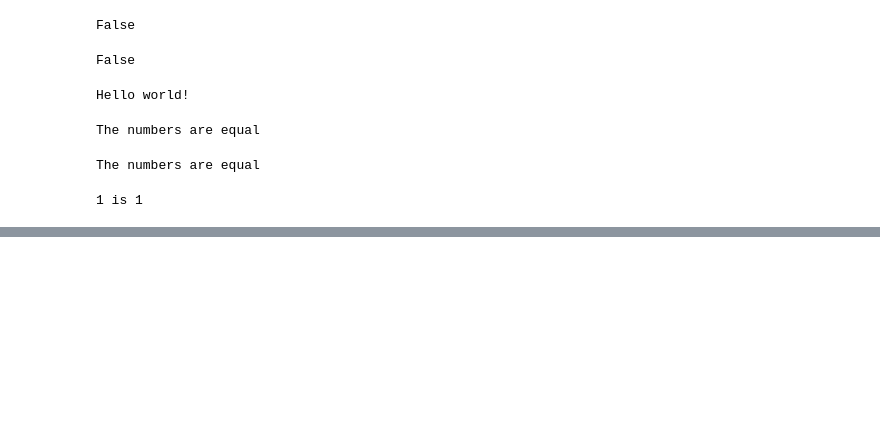
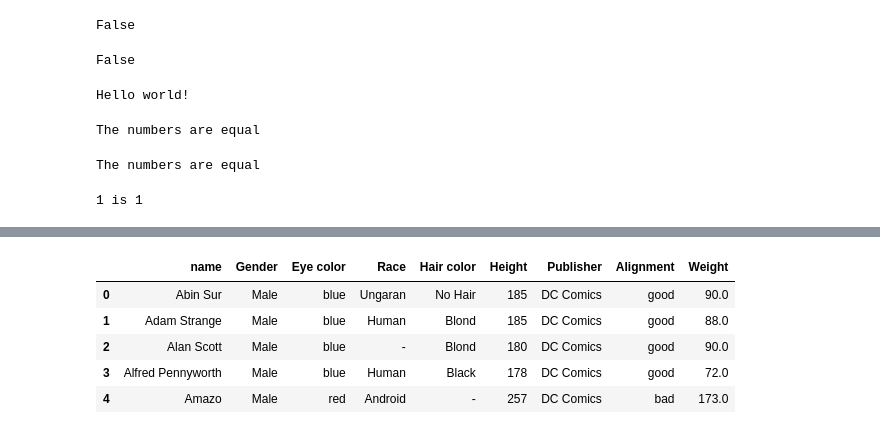
Before and after one commit to chlazaris/pandas_training, a Jupyter notebook: Python_for_Data_Analysis_Packt.ipynb, the cells around one changed output, grey strips where cells are left out. Cells and saved outputs as stored; diff of their text form; code cells hidden in the pictures; blank space fills up the shorter version.

```diff
--- a/Python_for_Data_Analysis_Packt.ipynb
+++ b/Python_for_Data_Analysis_Packt.ipynb
@@ -283,0 +411,11 @@ else:
+# %%
+hero_dc = pd.read_excel('/Users/chlazaris/Desktop/Python-for-Data-Analysis-step-by-step-with-projects--main/superhero_info.xlsx', sheet_name='DC Comics')
+# %%
+hero_dc.head()
+# %% [output]
+|  | name | Gender | Eye color | Race | Hair color | Height | Publisher | Alignment | Weight |
+| 0 | Abin Sur | Male | blue | Ungaran | No Hair | 185 | DC Comics | good | 90.0 |
+| 1 | Adam Strange | Male | blue | Human | Blond | 185 | DC Comics | good | 88.0 |
+| 2 | Alan Scott | Male | blue | - | Blond | 180 | DC Comics | good | 90.0 |
+| 3 | Alfred Pennyworth | Male | blue | Human | Black | 178 | DC Comics | good | 72.0 |
+| 4 | Amazo | Male | red | Android | - | 257 | DC Comics | bad | 173.0 |
```
Also changed, not shown: parts of 34 cells of this notebook.
